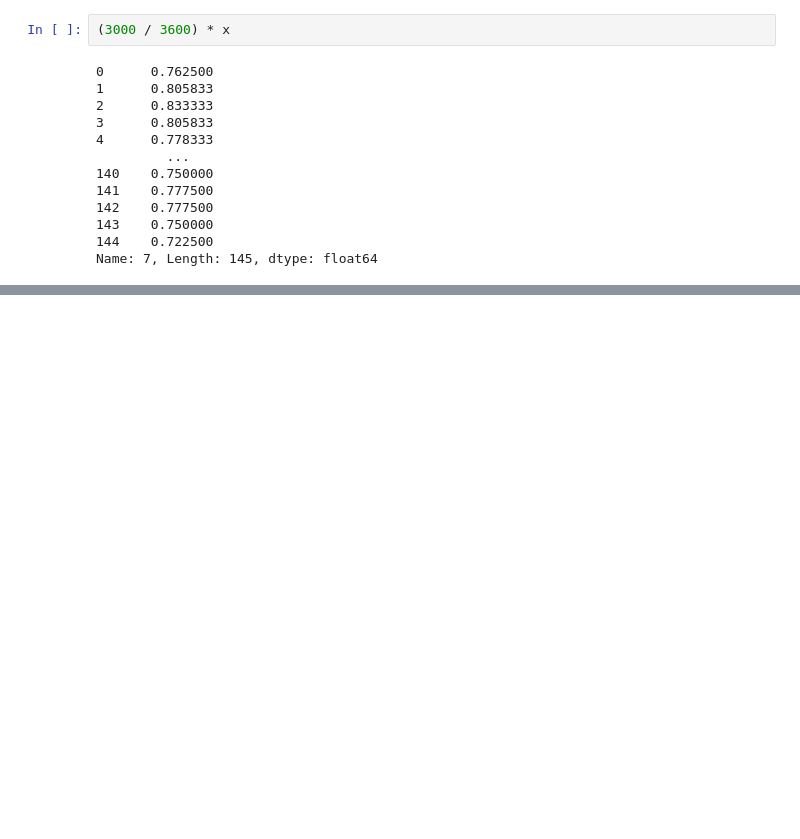
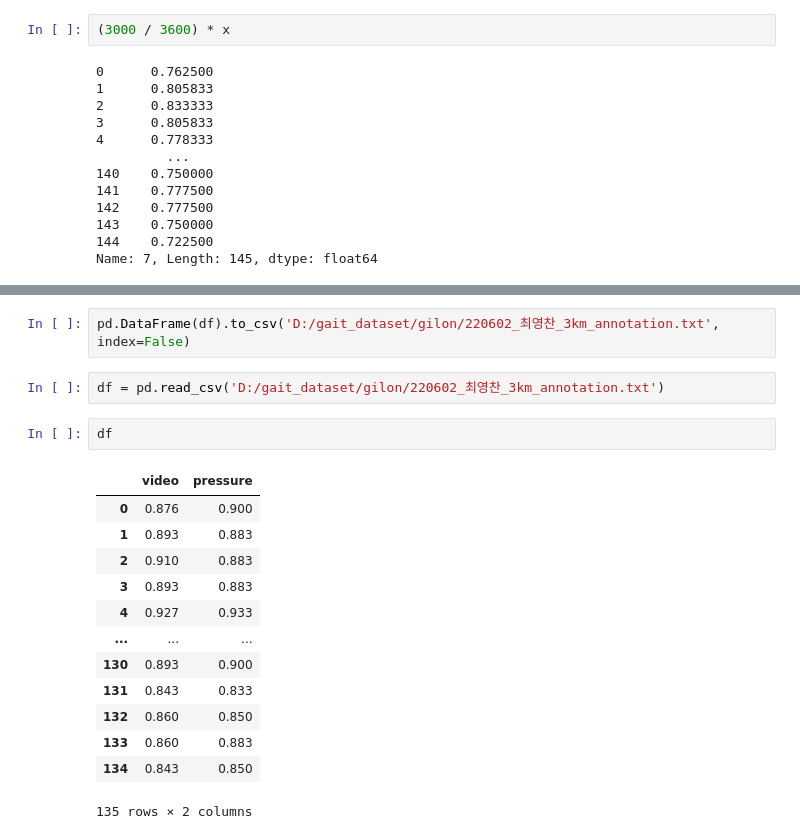
Before and after one commit to taeoowl/gait, a Jupyter notebook: gait/anno_test/anno.ipynb, the cells around one changed output, grey strips where cells are left out. Saved outputs shown, nothing was run; the diff lists cells and outputs as text; blank space fills up the shorter version.

```diff
--- a/gait/anno_test/anno.ipynb
+++ b/gait/anno_test/anno.ipynb
@@ -829,0 +917,20 @@ plt.show()
+# %%
+pd.DataFrame(df).to_csv('D:/gait_dataset/gilon/220602_최영찬_3km_annotation.txt', index=False)
+# %%
+df = pd.read_csv('D:/gait_dataset/gilon/220602_최영찬_3km_annotation.txt')
+# %%
+df
+# %% [output]
+|  | video | pressure |
+| 0 | 0.876 | 0.900 |
+| 1 | 0.893 | 0.883 |
+| 2 | 0.910 | 0.883 |
+| 3 | 0.893 | 0.883 |
+| 4 | 0.927 | 0.933 |
+| ... | ... | ... |
+| 130 | 0.893 | 0.900 |
+| 131 | 0.843 | 0.833 |
+| 132 | 0.860 | 0.850 |
+| 133 | 0.860 | 0.883 |
+| 134 | 0.843 | 0.850 |
+135 rows × 2 columns
```
Also changed, not shown: parts of 36 cells of this notebook, 1 other file.
